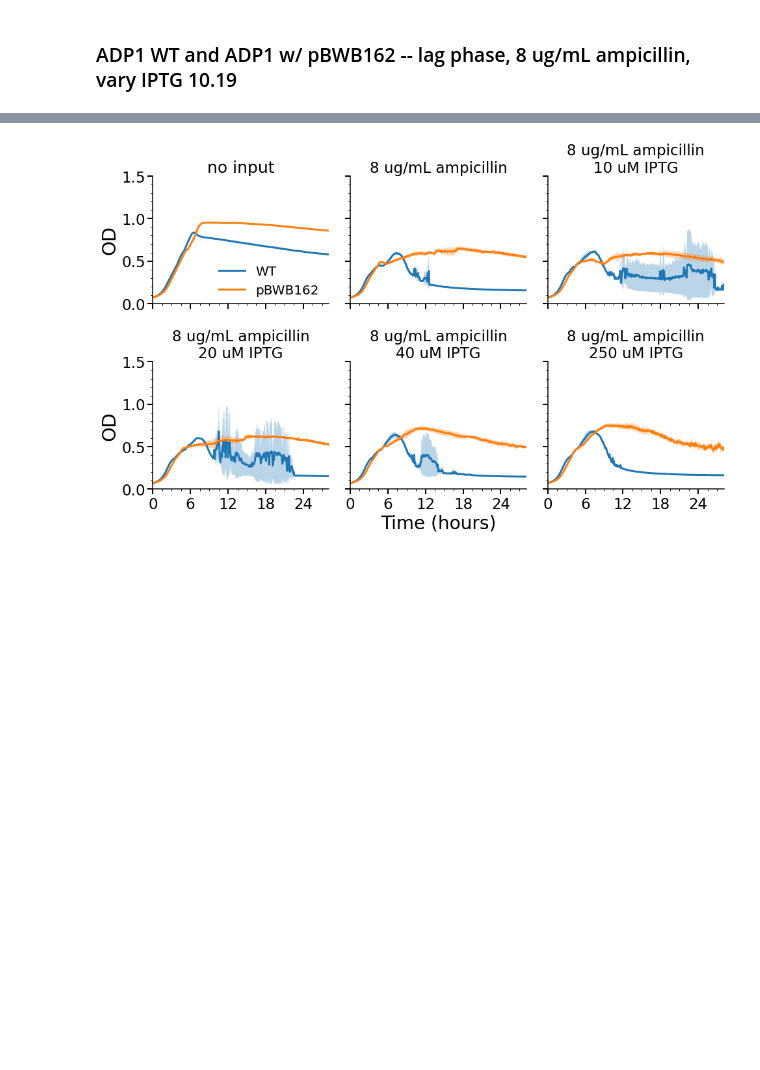
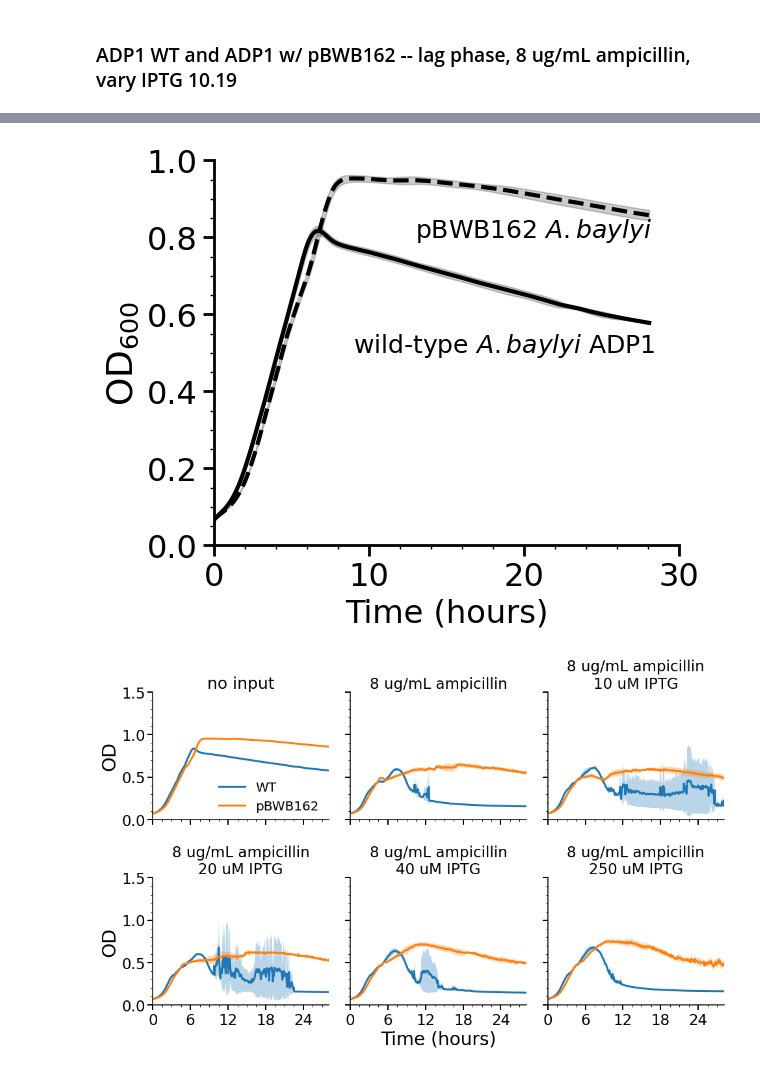
Before and after one commit to AqibHasnain/circuit-state, a Jupyter notebook: plate-reader-screens/plot_PR_data.ipynb, the cells around one changed output, grey strips where cells are left out. Cells and saved outputs as stored; diff of their text form; code cells hidden in the pictures; blank space fills up the shorter version.

```diff
--- a/plate-reader-screens/plot_PR_data.ipynb
+++ b/plate-reader-screens/plot_PR_data.ipynb
@@ -219,3 +219,21 @@ plt.show()
+# %%
+plt.figure(figsize=(6,5))
+bdata = adata[adata.obs.condition.isin([0,1])].copy()
+labels = ['wild-type $\it{A. baylyi}$ ADP1', 'pBWB162 $\it{A. baylyi}$']
+linestyles = ['-','--']
+for ii, strain in enumerate(bdata.obs.strain.unique()):
+    cdata = bdata[bdata.obs.strain.isin([strain])].copy()
+    mean = savgol(np.mean(cdata.X,axis=0),17,1)
+    std = savgol(np.std(cdata.X,axis=0),17,1)
+    plt.plot(adata.uns['t'],mean,linestyles[ii],c='k')
+    plt.fill_between(adata.uns['t'],mean-2*std,mean+2*std,alpha=0.2,color='k')
+plt.text(13,0.8,labels[1],fontsize=18)
+plt.text(9,0.5,labels[0],fontsize=18)
+plt.xlabel('Time (hours)',fontsize=23); plt.ylabel(r'OD$_{600}$',fontsize=26)
+# plt.ylim(-0.0,0.8)
+plt.show()
+# %% [output]
+[figure, added]
 # %%
 # take mean of each (strain, compound, concentration) and plot
 savefig = False
```
Also changed, not shown: parts of 9 cells of this notebook, 5 other files.
